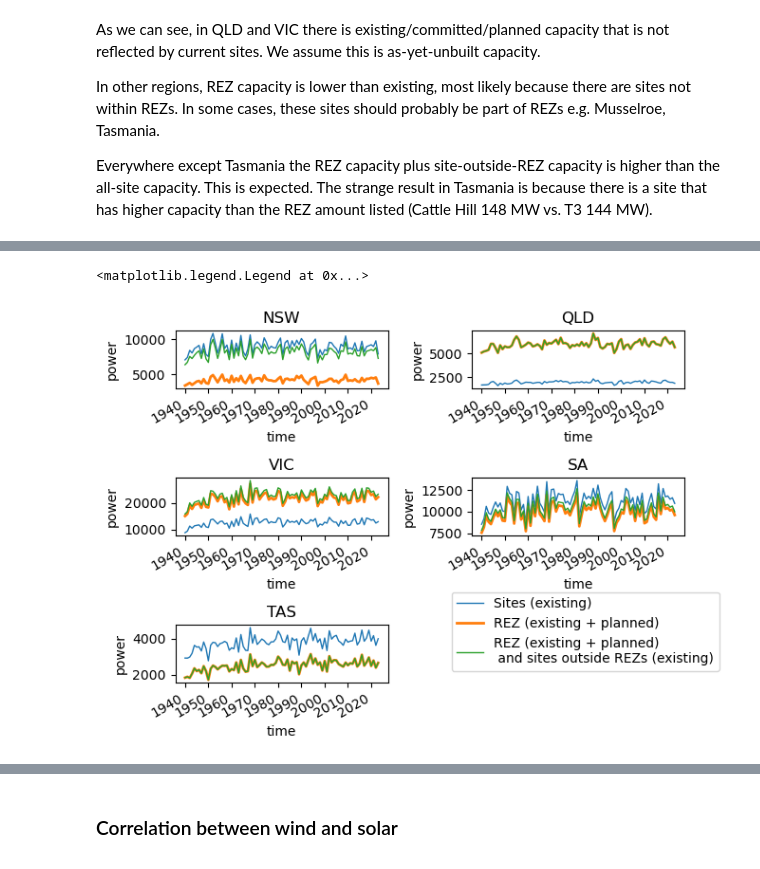
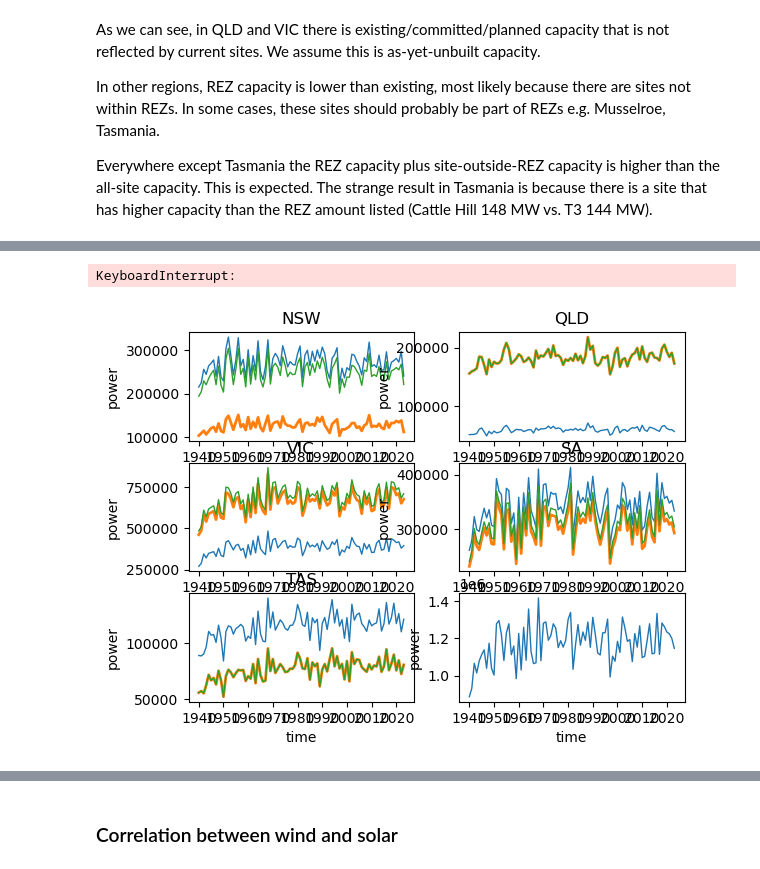
Before and after one commit to dougrichardson/power_models, a Jupyter notebook: 08_compare_sites_REZ.ipynb, the cells around one changed output, grey strips where cells are left out. Drawn from its saved outputs; the diff is of its cells as text; code cells hidden in the pictures.

```diff
--- a/08_compare_sites_REZ.ipynb
+++ b/08_compare_sites_REZ.ipynb
@@ -390,13 +471,13 @@ for a in ax.flatten():
 wind_sites = wind_site_mask.sum("region")
 wind_sites = xr.where(wind_sites > 0, 2, 0)
 
-wind_rez = rez_mask.sel(region=wind_rez_names).sum("region")
+wind_rez2 = rez_mask.sel(region=wind_rez_names).sum("region")
 wind_rez_extended = add_boundary(rez_mask.sel(region=wind_rez_names).sum("region"))
 
-wind_on_bounds = (wind_rez_extended - wind_rez + wind_sites)
+wind_on_bounds = (wind_rez_extended - wind_rez2 + wind_sites)
 wind_on_bounds = xr.where(wind_on_bounds == 3, 1, 0)
 
-wind_site_plus_rez = wind_sites + wind_rez + wind_on_bounds
+wind_site_plus_rez = wind_sites + wind_rez2 + wind_on_bounds
 # wind_site_plus_rez = wind_site_plus_rez.where(wind_site_plus_rez > 0)
 # wind_site_plus_rez -= 1
 p1 = wind_site_plus_rez.where(wind_site_plus_rez > 0).plot(ax=ax[0], levels=range(1,5), add_colorbar=False, cmap="inferno_r")
@@ -411,7 +492,13 @@ ax[0].set_title("a) Wind", loc="left", fontsize=10)
 solar_sites = solar_site_mask.sum("region")
 solar_sites = xr.where(solar_sites > 0, 2, 0)
 
-solar_site_plus_rez = solar_sites + rez_mask.sel(region=solar_rez_names).sum("region")
+solar_rez2 = rez_mask.sel(region=solar_rez_names).sum("region")
+solar_rez_extended = add_boundary(rez_mask.sel(region=solar_rez_names).sum("region"))
+
+solar_on_bounds = (solar_rez_extended - solar_rez2 + solar_sites)
+solar_on_bounds = xr.where(solar_on_bounds == 3, 1, 0)
+
+solar_site_plus_rez = solar_sites + solar_rez2 + solar_on_bounds
 p2 = solar_site_plus_rez.where(solar_site_plus_rez > 0).plot(ax=ax[1], levels=range(1,5), add_colorbar=False, cmap="inferno_r")
 
 # cb = plt.colorbar(p2)
@@ -431,5 +518,5 @@ cax = fig.add_axes([0.92, 0.12, 0.03, 0.75])
 cbar = fig.colorbar(p1, cax=cax, ticks=np.arange(1.5, 4, 1), orientation="vertical")
 cbar.set_ticklabels(["REZ, no site", "Site outside REZ", "Site in REZ"])
 
-plt.savefig("figures/REZ_map.pdf", format="pdf", bbox_inches="tight")
+# plt.savefig("figures/REZ_map.pdf", format="pdf", bbox_inches="tight")
 # %% [output]
@@ -479,17 +602,23 @@ Everywhere except Tasmania the REZ capacity plus site-outside-REZ capacity is hi
 # %%
 fig, ax = plt.subplots(3, 2)
 
 for i, s in enumerate(regions):
     rezs = get_REZ_for_state(wind_rez, s)
-    wind_site.sel(region=s).coarsen(time=24).sum().resample(time="1YS").mean().plot(ax=ax.flatten()[i], label="Sites (existing)", lw=1)
-    wind_rez.sel(REZ=rezs).sum("REZ").coarsen(time=24).sum().resample(time="1YS").mean().plot(ax=ax.flatten()[i], label="REZ (existing + planned)", lw=2)
-    (wind_rez.sel(REZ=rezs).sum("REZ") + wind_outside_rez.sel(region=s)).coarsen(time=24).sum().resample(time="1YS").mean().plot(ax=ax.flatten()[i], lw=1, label="REZ (existing + planned)\n and sites outside REZs (existing)")
+    wind_site.sel(region=s).coarsen(time=24).sum().resample(time="1MS").sum().resample(time="1YS").mean().plot(ax=ax.flatten()[i], label="Sites (existing)", lw=1)
+    wind_rez.sel(REZ=rezs).sum("REZ").coarsen(time=24).sum().resample(time="1MS").sum().resample(time="1YS").mean().plot(ax=ax.flatten()[i], label="REZ (existing + planned)", lw=2)
+    (wind_rez.sel(REZ=rezs).sum("REZ") + wind_outside_rez.sel(region=s)).coarsen(time=24).sum().resample(time="1MS").sum().resample(time="1YS").mean().plot(ax=ax.flatten()[i], lw=1, label="REZ (existing + planned)\n and sites outside REZs (existing)")
     ax.flatten()[i].set_title(s)
 
-ax[2,1].axis("off")
+# NEM
+wind_site.sum("region").coarsen(time=24).sum().resample(time="1MS").sum().resample(time="1YS").mean().plot(ax=ax[2,1], label="Sites (existing)", lw=1)
+wind_rez.sum("REZ").coarsen(time=24).sum().resample(time="1MS").sum().resample(time="1YS").mean().plot(ax=ax[2,1], label="REZ (existing + planned)", lw=2)
+(wind_rez.sum("REZ") + wind_outside_rez.sum("region")).coarsen(time=24).sum().resample(time="1MS").sum().resample(time="1YS").mean().plot(ax=ax[2,1], lw=1, label="REZ (existing + planned)\n and sites outside REZs (existing)")
+ax[2,1].set_title("NEM")
+
+# ax[2,1].axis("off")
 plt.tight_layout()
-ax[2,0].legend(loc=(1.3, 0.2))
+ax[2,0].legend(loc=(0.2, -1.5), ncols=2)
 # %% [output]
-<matplotlib.legend.Legend at 0x...>
+KeyboardInterrupt:
-[figure, old version]
+[figure, new version]
 # %%
```
Also changed, not shown: parts of 22 cells of this notebook, 11 other files.
